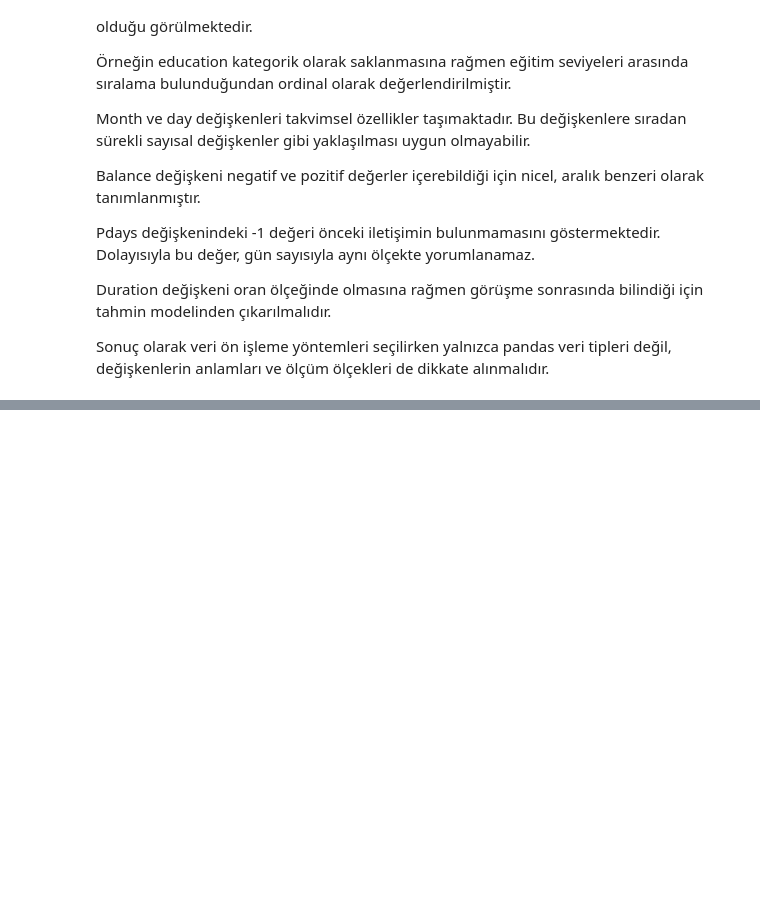
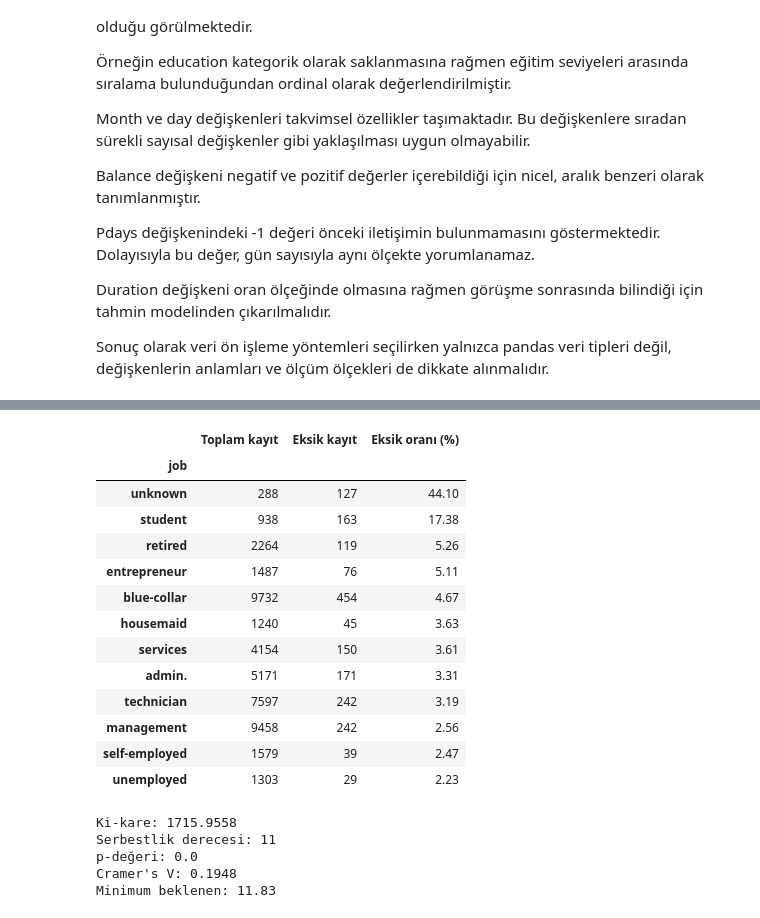
Before and after one commit to KeremATLIHAN/Veri_Bilimleri_Vize, a Jupyter notebook: proje1/BIL545_Proje1_Banka_Guncel.ipynb, the cells around one changed output, grey strips where cells are left out. Drawn from its saved outputs; the diff is of its cells as text; code cells hidden in the pictures; blank space fills up the shorter version.

```diff
--- a/proje1/BIL545_Proje1_Banka_Guncel.ipynb
+++ b/proje1/BIL545_Proje1_Banka_Guncel.ipynb
@@ -459,0 +701,73 @@ anlamları ve ölçüm ölçekleri de dikkate alınmalıdır.
+# %%
+# Eğitim bilgisi eksik olan kayıtlar
+education_eksik = df_eksiklik["education"].isna()
+
+# Meslek ve eğitim eksikliği çapraz tablosu
+meslek_eksiklik = pd.crosstab(
+    df["job"],
+    education_eksik
+)
+
+meslek_eksiklik = meslek_eksiklik.reindex(
+    columns=[False, True],
+    fill_value=0
+)
+
+# Mesleklere göre eksiklik oranlarını hesapla
+meslek_tablosu = pd.DataFrame({
+    "Toplam kayıt": meslek_eksiklik.sum(axis=1),
+    "Eksik kayıt": meslek_eksiklik[True],
+    "Eksik oranı (%)": (
+        meslek_eksiklik[True]
+        / meslek_eksiklik.sum(axis=1) * 100
+    )
+})
+
+meslek_tablosu = meslek_tablosu.sort_values(
+    "Eksik oranı (%)",
+    ascending=False
+)
+
+display(meslek_tablosu.round(2))
+
+# Ki-kare bağımsızlık testi
+chi2, p_degeri, sd, beklenen = chi2_contingency(
+    meslek_eksiklik
+)
+
+n = meslek_eksiklik.to_numpy().sum()
+
+cramers_v = np.sqrt(
+    chi2 / (
+        n * min(
+            meslek_eksiklik.shape[0] - 1,
+            meslek_eksiklik.shape[1] - 1
+        )
+    )
+)
+
+print("Ki-kare:", round(chi2, 4))
+print("Serbestlik derecesi:", sd)
+print("p-değeri:", p_degeri)
+print("Cramer's V:", round(cramers_v, 4))
+print("Minimum beklenen:", round(beklenen.min(), 2))
+# %% [output]
+|  | Toplam kayıt | Eksik kayıt | Eksik oranı (%) |
+| job |  |  |  |
+| unknown | 288 | 127 | 44.10 |
+| student | 938 | 163 | 17.38 |
+| retired | 2264 | 119 | 5.26 |
+| entrepreneur | 1487 | 76 | 5.11 |
+| blue-collar | 9732 | 454 | 4.67 |
+| housemaid | 1240 | 45 | 3.63 |
+| services | 4154 | 150 | 3.61 |
+| admin. | 5171 | 171 | 3.31 |
+| technician | 7597 | 242 | 3.19 |
+| management | 9458 | 242 | 2.56 |
+| self-employed | 1579 | 39 | 2.47 |
+| unemployed | 1303 | 29 | 2.23 |
+Ki-kare: 1715.9558
+Serbestlik derecesi: 11
+p-değeri: 0.0
+Cramer's V: 0.1948
+Minimum beklenen: 11.83
```
Also changed, not shown: parts of 10 cells of this notebook.
